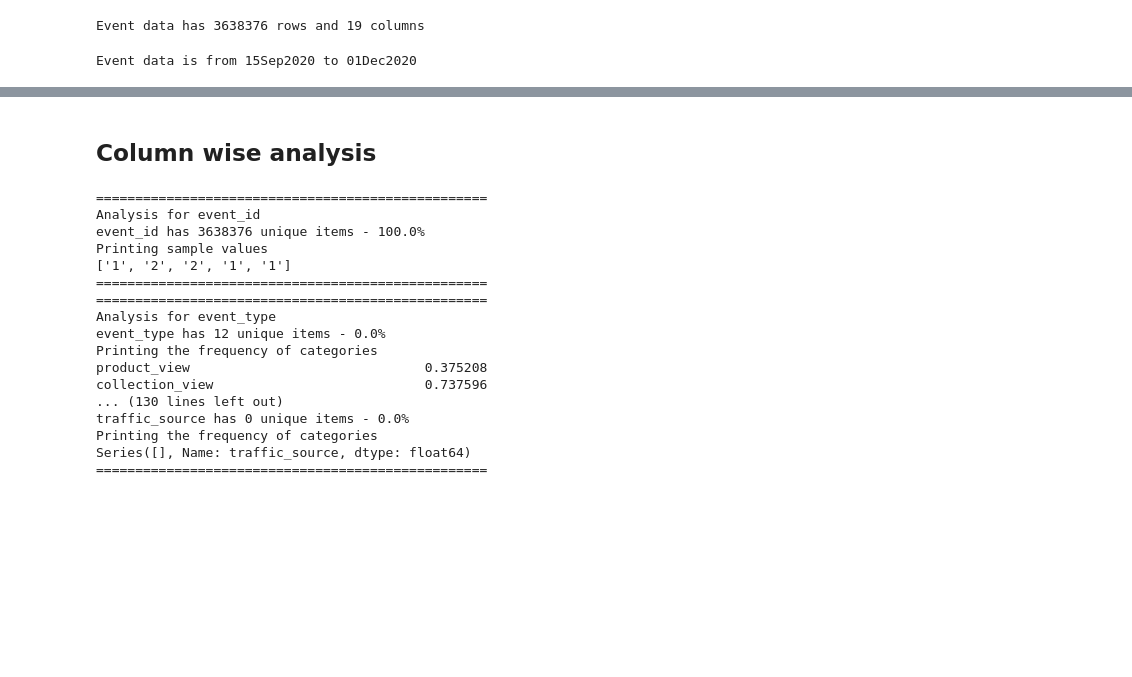
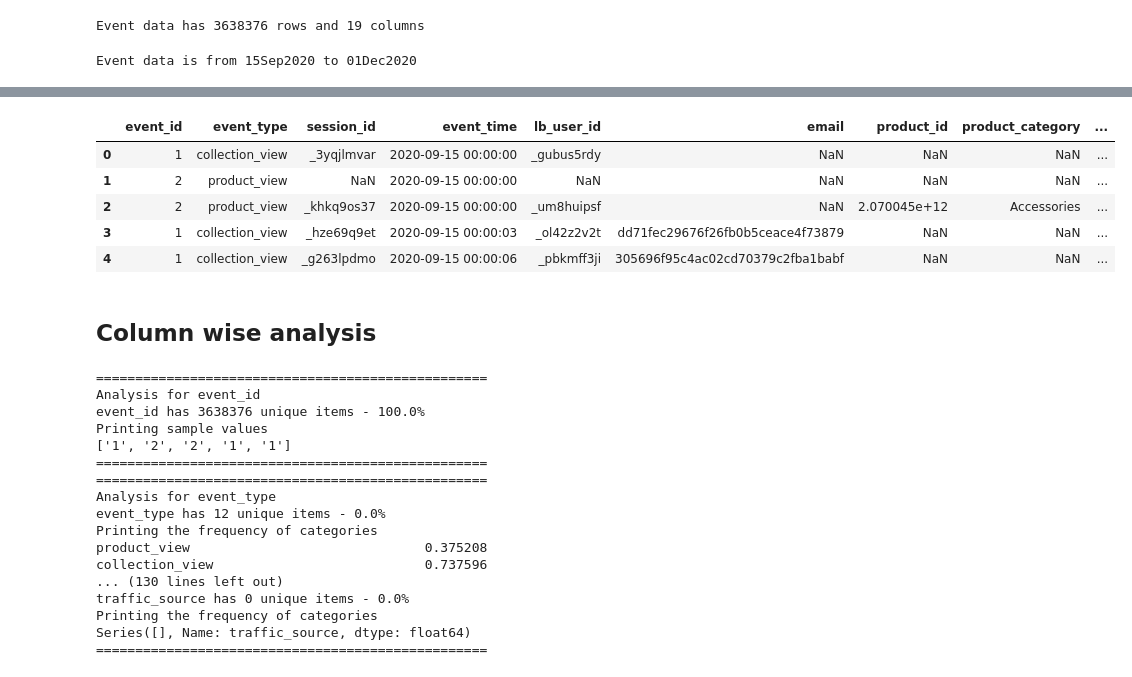
Before and after one commit to teja275/quince_assignment, a Jupyter notebook: notebooks/Data Exploration.ipynb, the cells around one changed output, grey strips where cells are left out. Cells and saved outputs as stored; diff of their text form; code cells hidden in the pictures; blank space fills up the shorter version.

```diff
--- a/notebooks/Data Exploration.ipynb
+++ b/notebooks/Data Exploration.ipynb
@@ -34,3 +61,12 @@ Event data is from 15Sep2020 to 01Dec2020
+# %%
+event_data.head()
+# %% [output]
+|  | event_id | event_type | session_id | event_time | lb_user_id | email | product_id | product_category | ... |
+| 0 | 1 | collection_view | _3yqjlmvar | 2020-09-15 00:00:00 | _gubus5rdy | NaN | NaN | NaN | ... |
+| 1 | 2 | product_view | NaN | 2020-09-15 00:00:00 | NaN | NaN | NaN | NaN | ... |
+| 2 | 2 | product_view | _khkq9os37 | 2020-09-15 00:00:00 | _um8huipsf | NaN | 2.070045e+12 | Accessories | ... |
+| 3 | 1 | collection_view | _hze69q9et | 2020-09-15 00:00:03 | _ol42z2v2t | dd71fec29676f26fb0b5ceace4f73879 | NaN | NaN | ... |
+| 4 | 1 | collection_view | _g263lpdmo | 2020-09-15 00:00:06 | _pbkmff3ji | 305696f95c4ac02cd70379c2fba1babf | NaN | NaN | ... |
 # %% [markdown]
 ## Column wise analysis
 # %%
```
Also changed, not shown: parts of 32 cells of this notebook.
